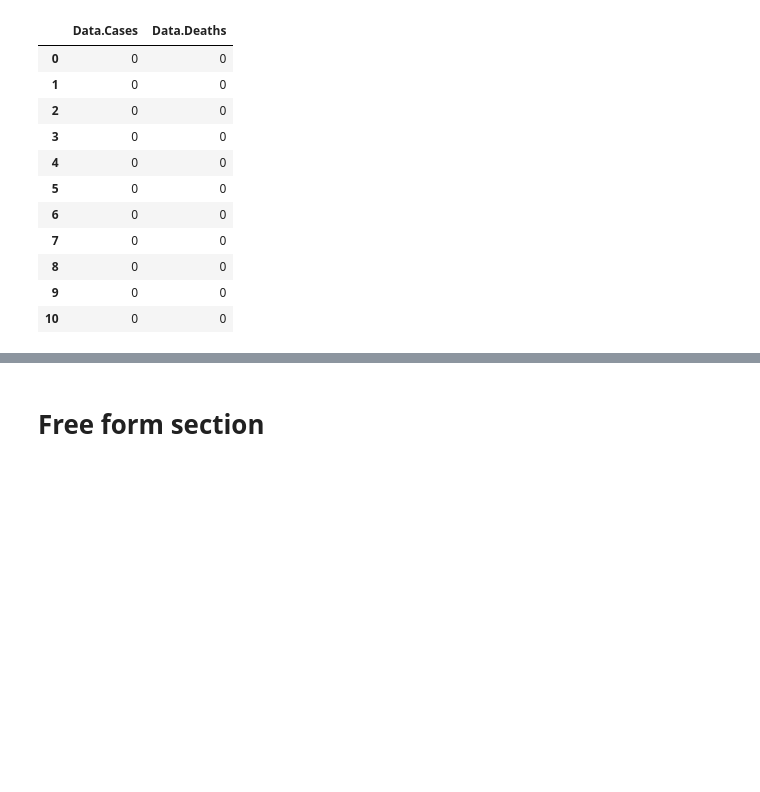
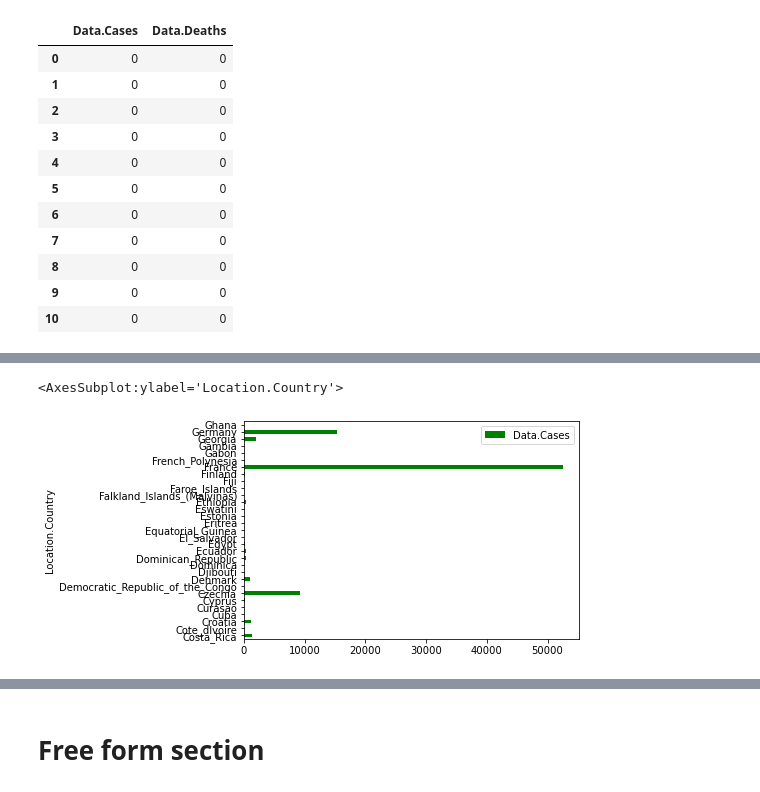
Before and after one commit to ollill0823/002.UCLA_extension_csx4501, a Jupyter notebook: W003/Assignment/Assignment03_Chen Wang.ipynb, the cells around one changed output, grey strips where cells are left out. Saved outputs shown, nothing was run; the diff lists cells and outputs as text; code cells hidden in the pictures; blank space fills up the shorter version.

```diff
--- a/W003/Assignment/Assignment03_Chen Wang.ipynb
+++ b/W003/Assignment/Assignment03_Chen Wang.ipynb
@@ -176,5 +193,10 @@ covid_df.loc[[0,1,2,3,4,5,6,7,8,9,10],['Data.Cases','Data.Deaths']]
 # %%
 # Re-do the plot from the previous cell as a horizontal bar plot
+
+covid_df.loc[53000:53030,['Data.Cases','Location.Country']].plot(kind='barh',color='g',x='Location.Country')
+# %% [output]
+<AxesSubplot:ylabel='Location.Country'>
+[figure, added]
 # %%
 # Re-do the plot from the previous cell
 # and change at least two aesthetic elements (colors, labels, titles, ...)
```
Also changed, not shown: parts of 21 cells of this notebook.
